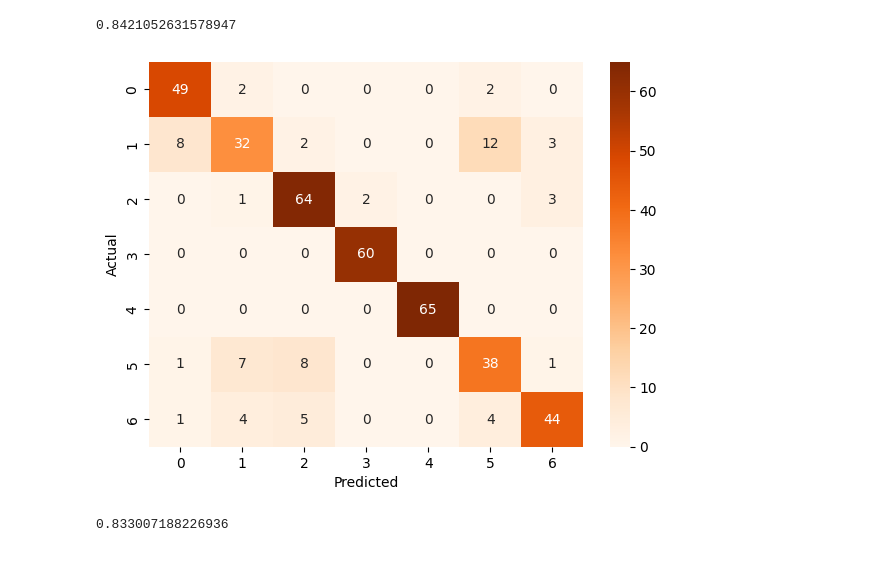
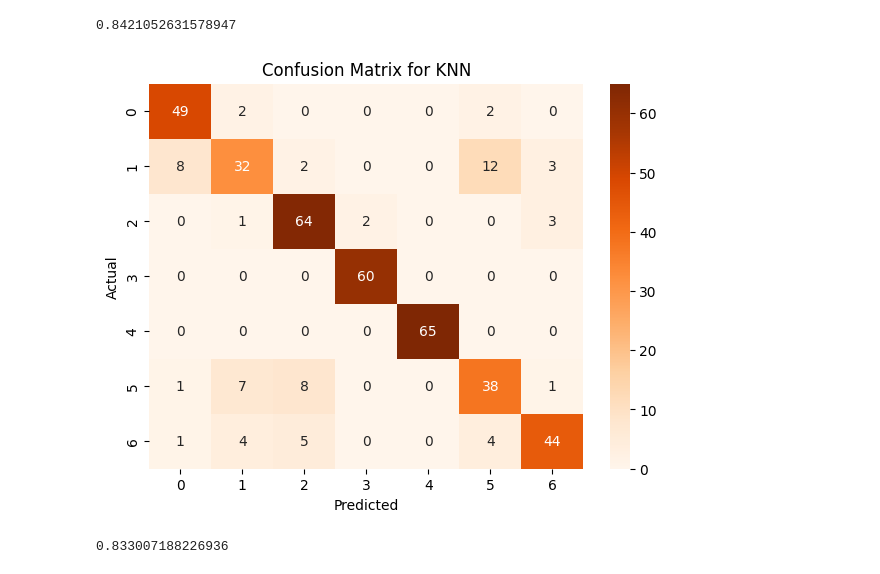
Before and after one commit to fahadkhan007/Obesity-prediction-app, a Jupyter notebook: modelnb/model_Training.ipynb, the cells around one changed output. Cells and saved outputs as stored; diff of their text form; code cells hidden in the pictures.

```diff
--- a/modelnb/model_Training.ipynb
+++ b/modelnb/model_Training.ipynb
@@ -100,12 +100,13 @@ accuracy_score(knn_pred,y_test)
 # %%
 cm_knn=confusion_matrix(y_test,knn_pred)
 plt.figure(figsize=(7,5))
 sns.heatmap(cm_knn,annot=True,cmap="Oranges",fmt="d")
+plt.title("Confusion Matrix for KNN")
 plt.xlabel("Predicted")
 plt.ylabel("Actual")
 plt.show()
 # %% [output]
-[figure, old version]
+[figure, new version]
 # %%
 f1_knn=f1_score(y_test,knn_pred,average='macro')
 f1_knn
```
Also changed, not shown: 1 other file.
